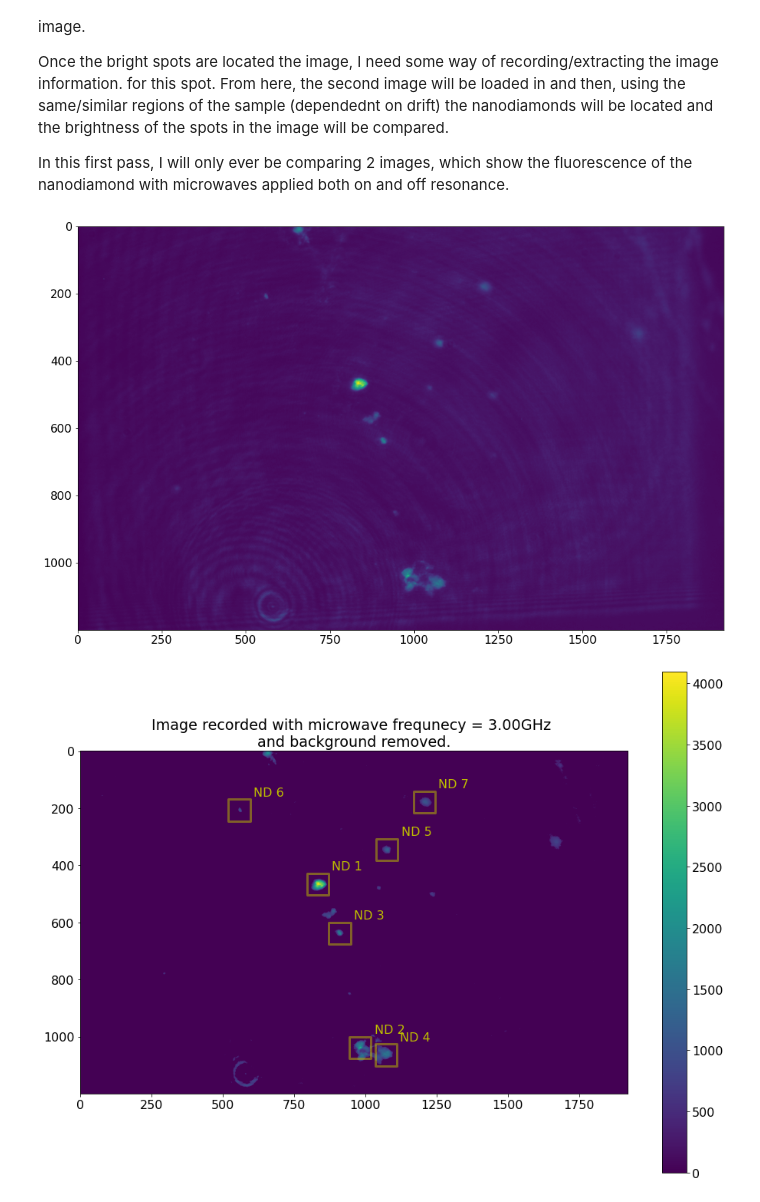
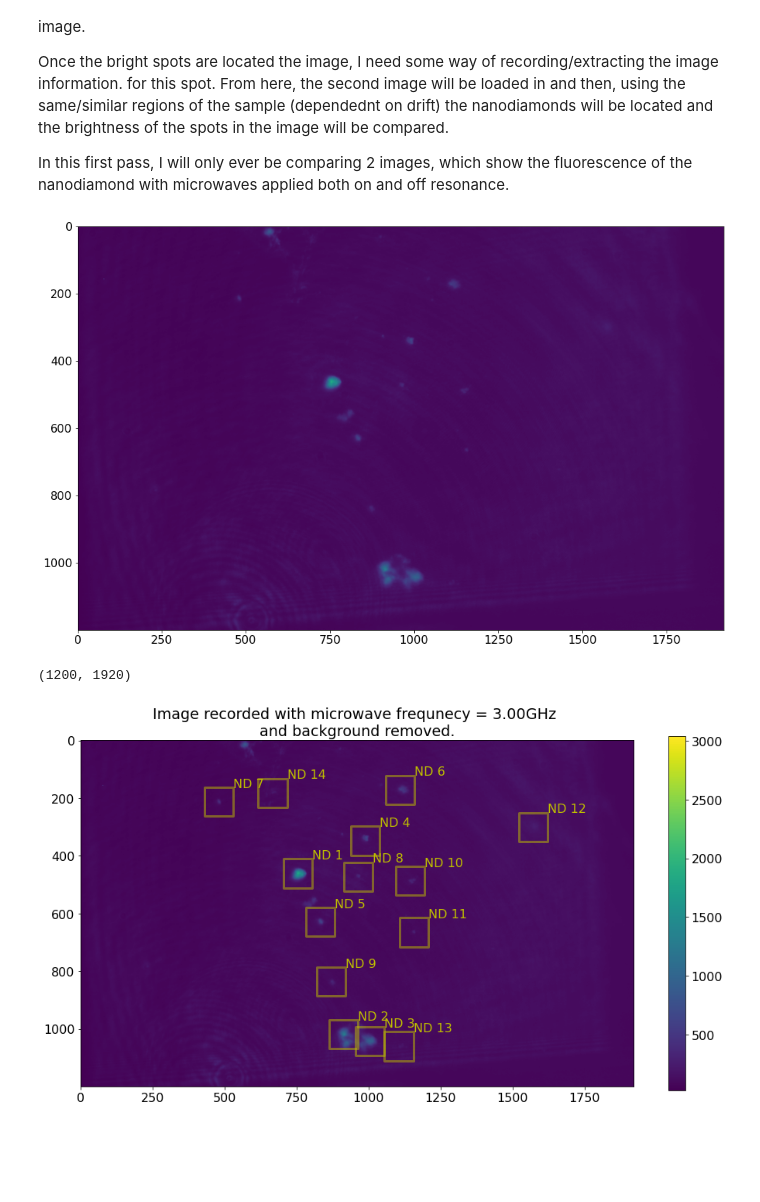
Before and after one commit to Corbyn93/Ryans_Python_Scripts, a Jupyter notebook: Ryan's Jupyter stuff/2D and 3D plots/tifffile_3D_Printed_ODMR.ipynb, the cells around one changed output. Drawn from its saved outputs; the diff is of its cells as text; code cells hidden in the pictures; blank space fills up the shorter version.

```diff
--- a/Ryan's Jupyter stuff/2D and 3D plots/tifffile_3D_Printed_ODMR.ipynb
+++ b/Ryan's Jupyter stuff/2D and 3D plots/tifffile_3D_Printed_ODMR.ipynb
@@ -137,45 +180,54 @@ def get_nd_squares_intensity(radius, image, nds):
     return(mean_ND_Square_intensity)
 # %%
 # Get the folder location for the data.
-folder = 'I:\\Science\\Physics-Nanobiophotonics\\Group\\User Data\\ODMR\\3D printed odmr\\20210224'
-file = '20210224_04'
+folder = 'I:\\Science\\Physics-Nanobiophotonics\\Group\\User Data\\ODMR\\3D printed odmr\\20210322\\'
+test = 'Test14'
+file = '2.800ghz'
 
 # make plots readable for humans.
 set_plot_params()
 
 # Get the first set of image data.
-image_data = load_image(folder + '\\' + file + '.tif')
+image_data = load_image(folder + test + '\\' + file + '.tif')
 
 # Plot raw image to show the terrible state of affairs.
 t = plot.imshow(image_data[0,:,:])
 
 # Remove most of the background from each frame in stack
-image_cleaned = remove_background(image_data)
+image_to_clean = load_image(folder + test + '\\' + file + '.tif')
+image_cleaned = remove_background(image_to_clean)
+
+
 
 # Get the second set of image data.
-file_2 = '20210224_05'
-image_data_2 = load_image(folder + '\\' + file_2 + '.tif')
+file_2 = '2.866ghz'
+image_data_2 = load_image(folder + test + '\\' + file_2 + '.tif')
+
 # Remove most of the background from each frame in stack
-image_cleaned_2 = remove_background(image_data_2)
+image_to_clean_2 = load_image(folder + test + '\\' + file_2 + '.tif')
+image_cleaned_2 =  remove_background(image_to_clean_2)
 # %% [output]
-[figure, old version]
+[figure, new version]
 # %%
 fig, ax = plot.subplots()
 ax.set_title('Image recorded with microwave frequnecy = 3.00GHz \nand background removed.')
-h = ax.imshow(image_cleaned[0,:,:])
-fig.colorbar(h, ax=ax)
+h = ax.imshow(image_data[0,:,:])
+fig.colorbar(h, ax=ax, shrink =0.7)
 
 # Find the fluorescent points in the image.
-radius = 76
-num_of_nds = 14
+radius = 100
+num_of_nds = 50
 # find the ND location, and the maximum counts from the fluorescent points
-nds, counts = find_NDs(image_cleaned[0,:,:], radius, num_of_nds)
+#nds, counts = find_NDs(image_cleaned[0,:,:], radius, num_of_nds)
+nds, counts = find_local_ND(image_cleaned[0,:,:], nd_poisitons, radius)
+
 
 # plot the regions of interest (fluorescent points) as yellow circles.
 color = 'y'
 plot_roi(nds, ax, color, radius)
 # %% [output]
+(1200, 1920)
-[figure, old version]
+[figure, new version]
 # %%
 fig2, ax2 = plot.subplots()
 ax2.set_title('Image recorded with microwave frequnecy = 2.867GHz \nand background removed.')
```
Also changed, not shown: parts of 12 cells of this notebook, 1 other file.
